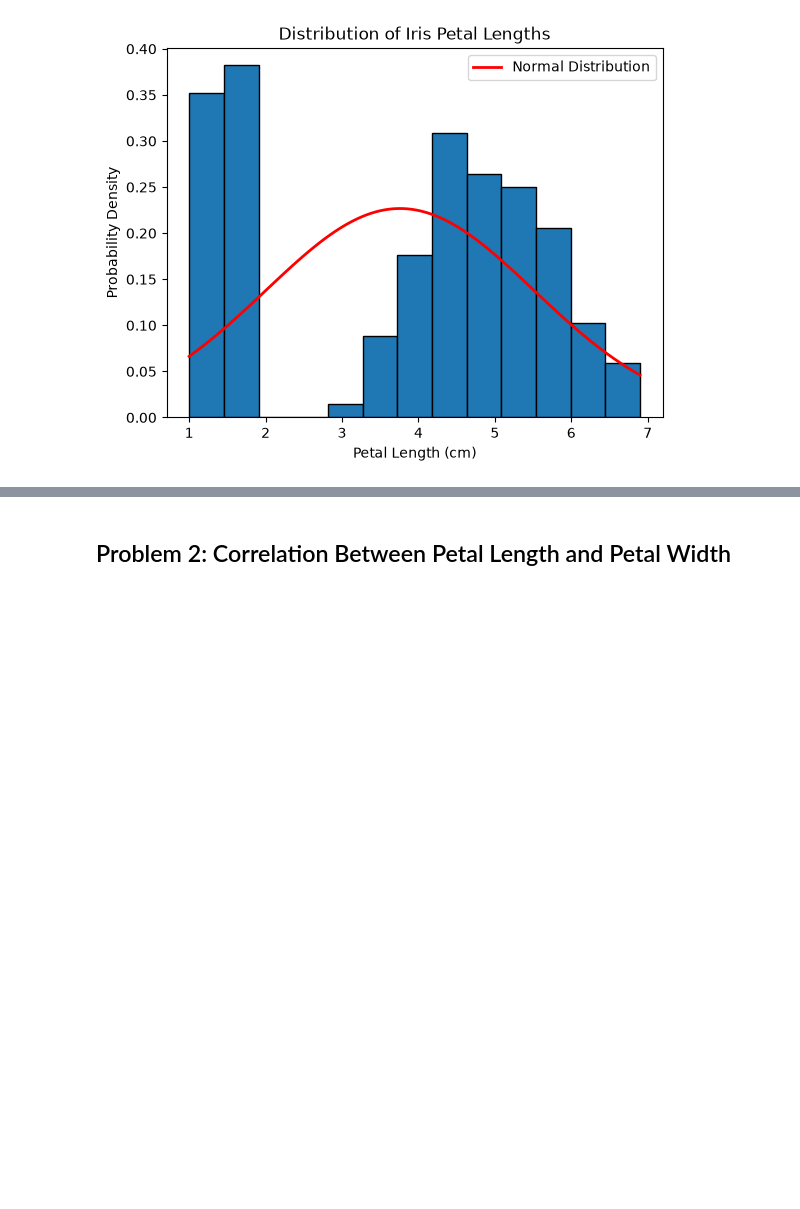
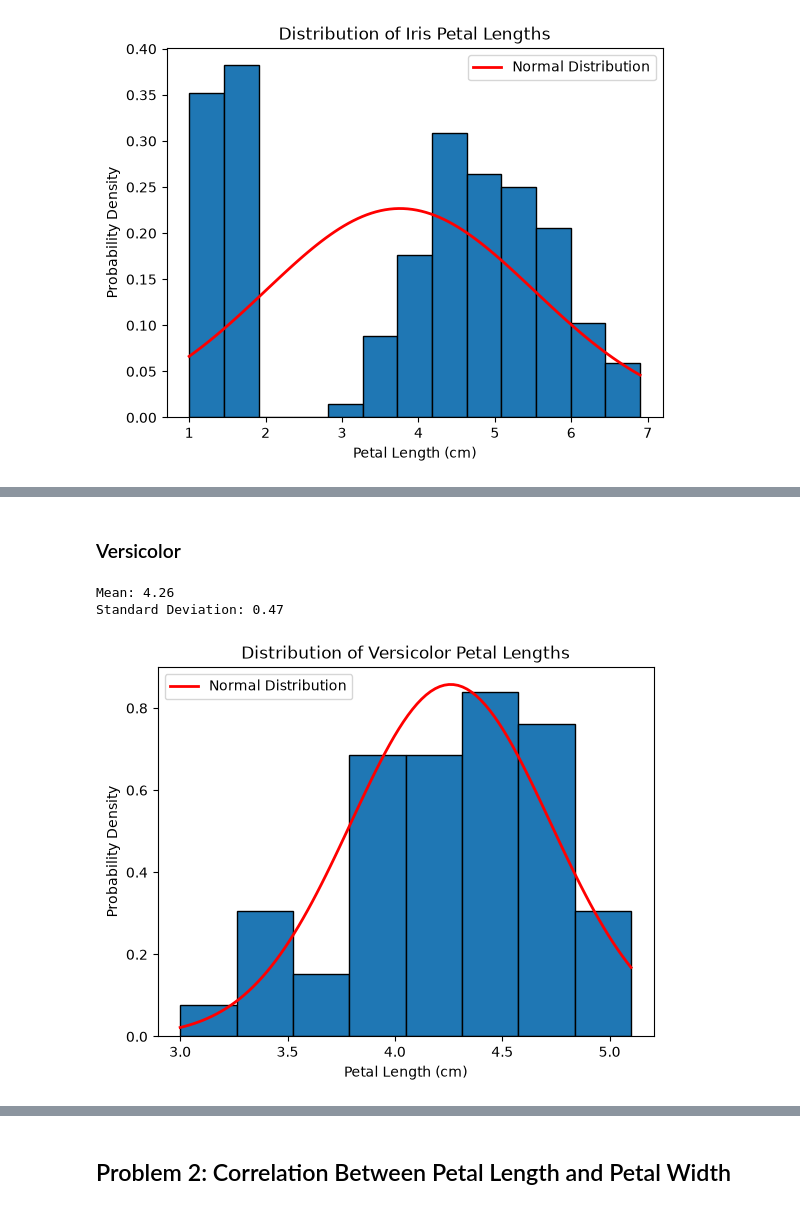
Before and after one commit to LoicBagnoud/applied-statistics, a Jupyter notebook: problems.ipynb, the cells around one changed output, grey strips where cells are left out. Drawn from its saved outputs; the diff is of its cells as text; code cells hidden in the pictures; blank space fills up the shorter version.

```diff
--- a/problems.ipynb
+++ b/problems.ipynb
@@ -121,0 +183,29 @@ plt.show()
+# %% [markdown]
+### Versicolor
+# %%
+# Do the same for Versicolor
+
+mean_versicolor = np.mean(versicolor)
+standard_deviation_versicolor = np.std(versicolor)
+
+print(f"Mean: {mean_versicolor:.2f}")
+print(f"Standard Deviation: {standard_deviation_versicolor:.2f}")
+
+
+x_versicolor = np.linspace(versicolor.min(), versicolor.max(), 100)
+y_versicolor = norm.pdf(x_versicolor, mean_versicolor, standard_deviation_versicolor)
+
+
+plt.hist(versicolor, bins='sqrt', density=True, edgecolor='black')
+plt.plot(x_versicolor, y_versicolor, color='red', linewidth=2,label='Normal Distribution')
+
+plt.xlabel('Petal Length (cm)')
+plt.ylabel('Probability Density')
+plt.title('Distribution of Versicolor Petal Lengths')
+plt.legend()
+
+plt.show()
+# %% [output]
+Mean: 4.26
+Standard Deviation: 0.47
+[figure, added]
```
Also changed, not shown: parts of 10 cells of this notebook.
